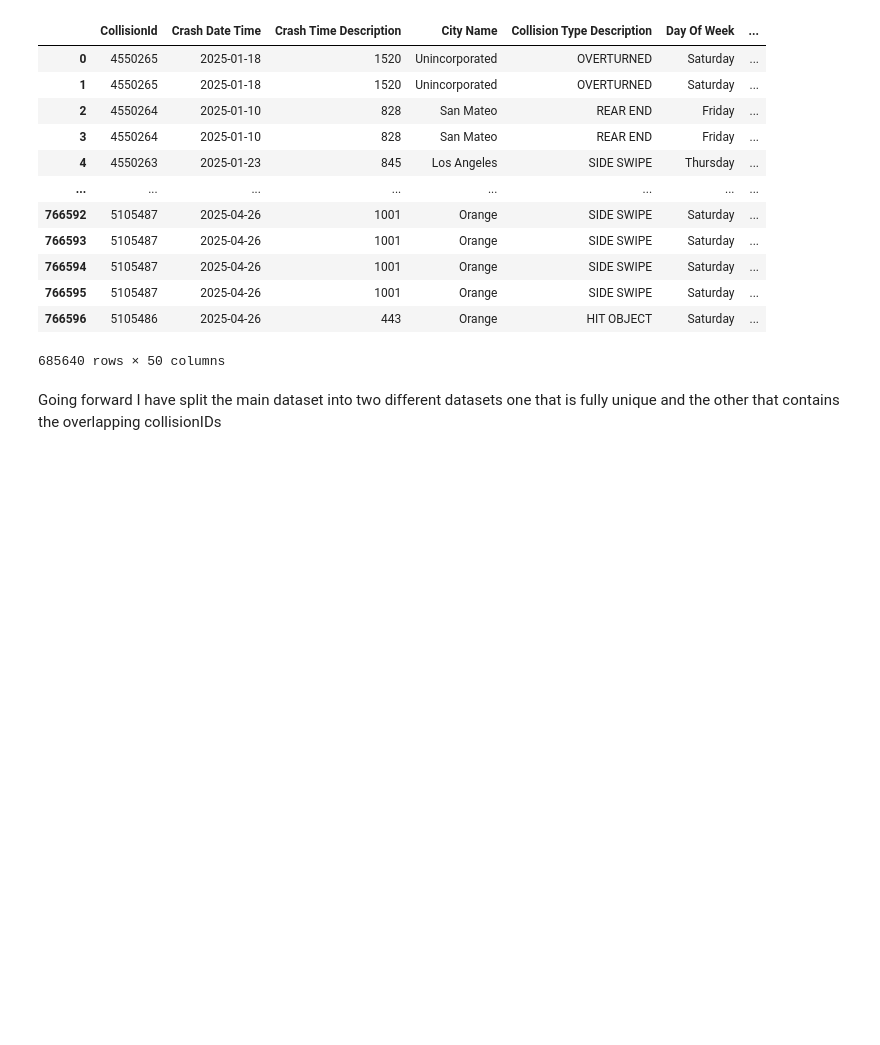
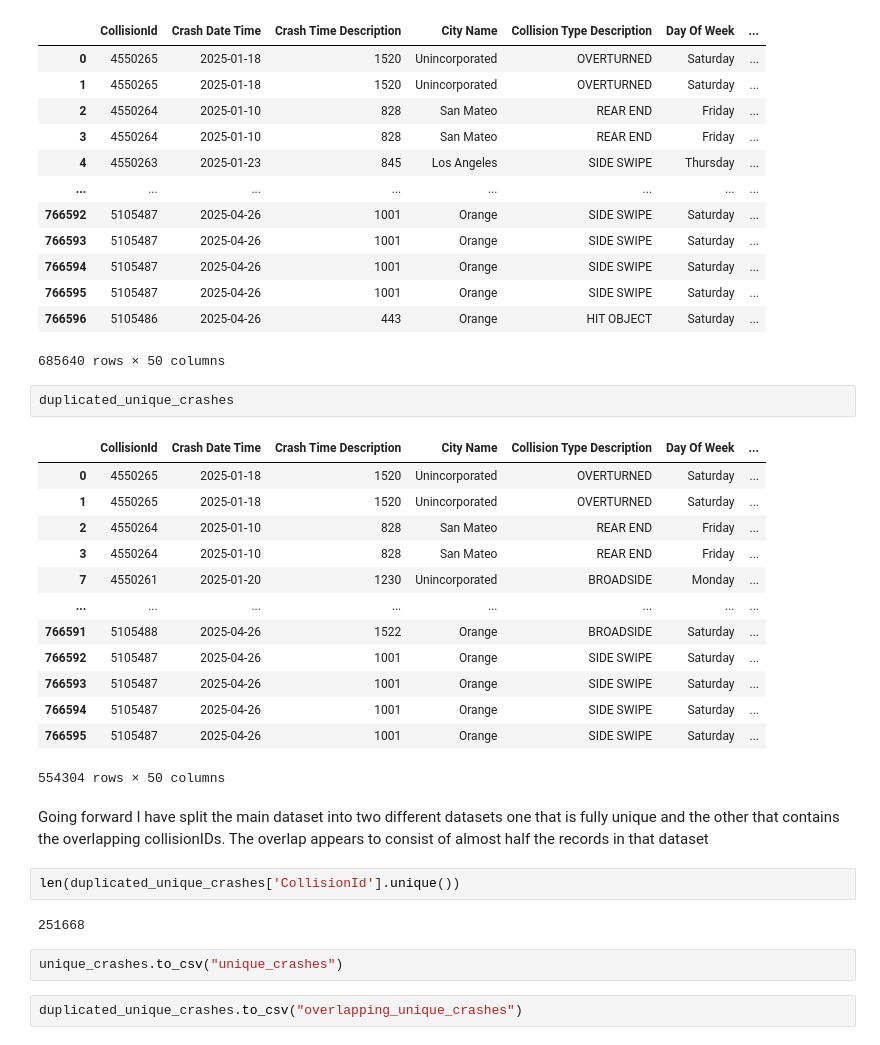
Before and after one commit to duskydreams/INFM206-Project, a Jupyter notebook: crash_data.ipynb, the cells around one changed output. Saved outputs shown, nothing was run; the diff lists cells and outputs as text; blank space fills up the shorter version.

```diff
--- a/crash_data.ipynb
+++ b/crash_data.ipynb
@@ -693,5 +693,29 @@ modern_vehicle_crashes
 | 766595 | 5105487 | 2025-04-26 | 1001 | Orange | SIDE SWIPE | Saturday | ... |
 | 766596 | 5105486 | 2025-04-26 | 443 | Orange | HIT OBJECT | Saturday | ... |
 685640 rows × 50 columns
+# %%
+duplicated_unique_crashes
+# %% [output]
+|  | CollisionId | Crash Date Time | Crash Time Description | City Name | Collision Type Description | Day Of Week | ... |
+| 0 | 4550265 | 2025-01-18 | 1520 | Unincorporated | OVERTURNED | Saturday | ... |
+| 1 | 4550265 | 2025-01-18 | 1520 | Unincorporated | OVERTURNED | Saturday | ... |
+| 2 | 4550264 | 2025-01-10 | 828 | San Mateo | REAR END | Friday | ... |
+| 3 | 4550264 | 2025-01-10 | 828 | San Mateo | REAR END | Friday | ... |
+| 7 | 4550261 | 2025-01-20 | 1230 | Unincorporated | BROADSIDE | Monday | ... |
+| ... | ... | ... | ... | ... | ... | ... | ... |
+| 766591 | 5105488 | 2025-04-26 | 1522 | Orange | BROADSIDE | Saturday | ... |
+| 766592 | 5105487 | 2025-04-26 | 1001 | Orange | SIDE SWIPE | Saturday | ... |
+| 766593 | 5105487 | 2025-04-26 | 1001 | Orange | SIDE SWIPE | Saturday | ... |
+| 766594 | 5105487 | 2025-04-26 | 1001 | Orange | SIDE SWIPE | Saturday | ... |
+| 766595 | 5105487 | 2025-04-26 | 1001 | Orange | SIDE SWIPE | Saturday | ... |
+554304 rows × 50 columns
 # %% [markdown]
-Going forward I have split the main dataset into two different datasets one that is fully unique and the other that contains the overlapping collisionIDs
+Going forward I have split the main dataset into two different datasets one that is fully unique and the other that contains the overlapping collisionIDs. The overlap appears to consist of almost half the records in that dataset
+# %%
+len(duplicated_unique_crashes['CollisionId'].unique())
+# %% [output]
+251668
+# %%
+unique_crashes.to_csv("unique_crashes")
+# %%
+duplicated_unique_crashes.to_csv("overlapping_unique_crashes")
```
Also changed, not shown: parts of 1 cell of this notebook.
